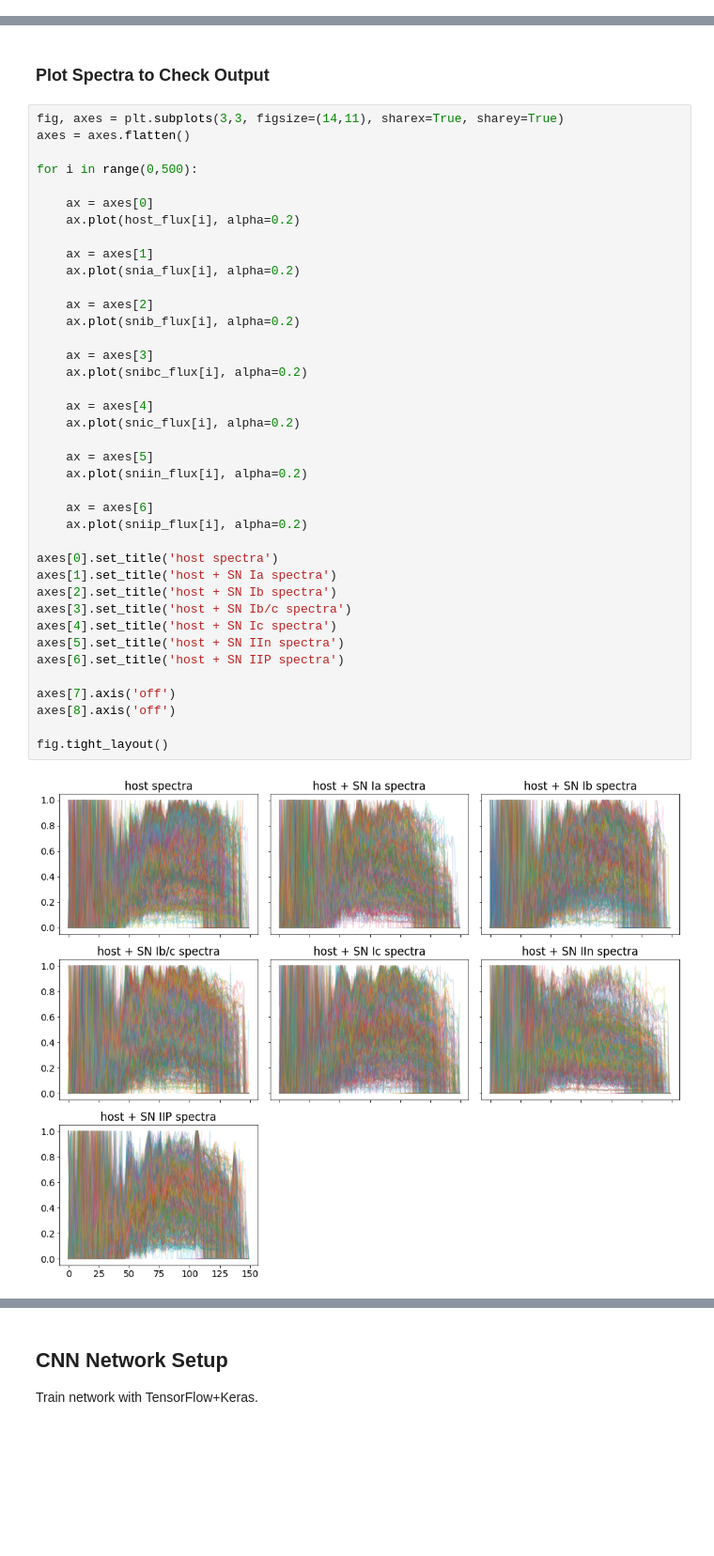
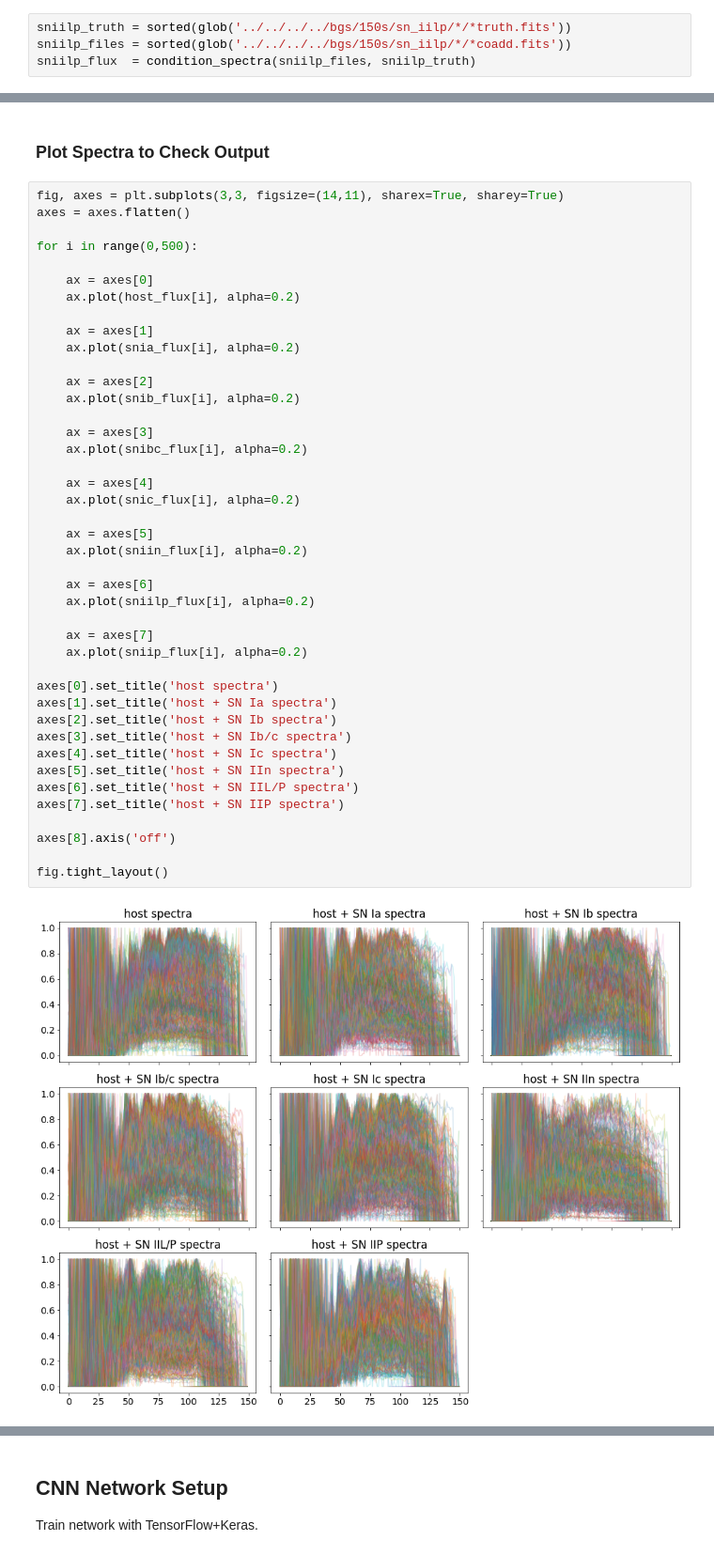
Before and after one commit to desihub/timedomain, a Jupyter notebook: desitrip/docs/nb/cnn_multilabel-restframe.ipynb, the cells around one changed output, grey strips where cells are left out. Shown at 94% size. Drawn from its saved outputs; the diff is of its cells as text; blank space fills up the shorter version.

```diff
--- a/desitrip/docs/nb/cnn_multilabel-restframe.ipynb
+++ b/desitrip/docs/nb/cnn_multilabel-restframe.ipynb
@@ -95,6 +95,10 @@ snic_flux  = condition_spectra(snic_files, snic_truth)
 sniin_truth = sorted(glob('../../../../bgs/150s/sn_iin/*/*truth.fits'))
 sniin_files = sorted(glob('../../../../bgs/150s/sn_iin/*/*coadd.fits'))
 sniin_flux  = condition_spectra(sniin_files, sniin_truth)
+# %%
+sniilp_truth = sorted(glob('../../../../bgs/150s/sn_iilp/*/*truth.fits'))
+sniilp_files = sorted(glob('../../../../bgs/150s/sn_iilp/*/*coadd.fits'))
+sniilp_flux  = condition_spectra(sniilp_files, sniilp_truth)
 # %%
 sniip_truth = sorted(glob('../../../../bgs/150s/sn_iip/*/*truth.fits'))
 sniip_files = sorted(glob('../../../../bgs/150s/sn_iip/*/*coadd.fits'))
@@ -123,36 +128,39 @@ for i in range(0,500):
 
     ax = axes[1]
     ax.plot(snia_flux[i], alpha=0.2)
 
     ax = axes[2]
     ax.plot(snib_flux[i], alpha=0.2)
 
     ax = axes[3]
     ax.plot(snibc_flux[i], alpha=0.2)
 
     ax = axes[4]
     ax.plot(snic_flux[i], alpha=0.2)
 
     ax = axes[5]
     ax.plot(sniin_flux[i], alpha=0.2)
 
     ax = axes[6]
+    ax.plot(sniilp_flux[i], alpha=0.2)
+
+    ax = axes[7]
     ax.plot(sniip_flux[i], alpha=0.2)
 
 axes[0].set_title('host spectra')
 axes[1].set_title('host + SN Ia spectra')
 axes[2].set_title('host + SN Ib spectra')
 axes[3].set_title('host + SN Ib/c spectra')
 axes[4].set_title('host + SN Ic spectra')
 axes[5].set_title('host + SN IIn spectra')
-axes[6].set_title('host + SN IIP spectra')
+axes[6].set_title('host + SN IIL/P spectra')
+axes[7].set_title('host + SN IIP spectra')
 
-axes[7].axis('off')
 axes[8].axis('off')
 
 fig.tight_layout()
 # %% [output]
-[figure, old version]
+[figure, new version]
 # %% [markdown]
 ### Set up Training Sets and Labels
 
```
Also changed, not shown: parts of 12 cells of this notebook.
